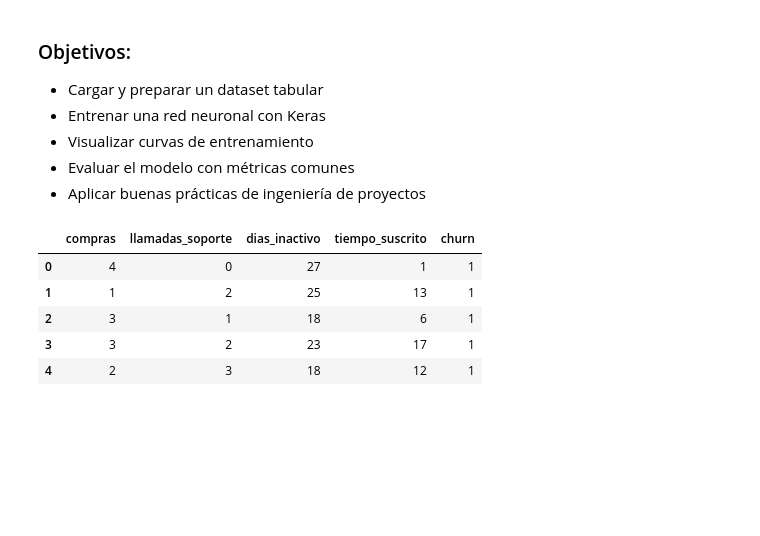
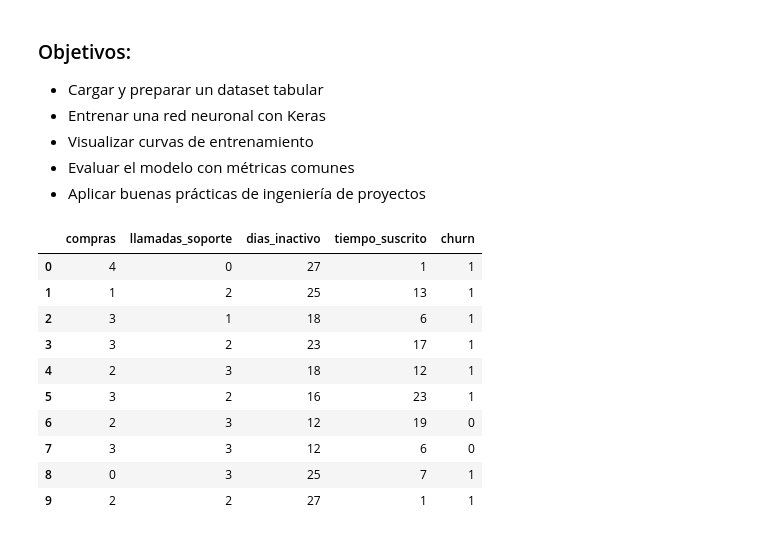
Before and after one commit to solivare/DeepNeuralNetworkUSS, a Jupyter notebook: Examples/ChurnNN/notebooks/main.ipynb, the cells around one changed output. Cells and saved outputs as stored; diff of their text form; code cells hidden in the pictures; blank space fills up the shorter version.

```diff
--- a/Examples/ChurnNN/notebooks/main.ipynb
+++ b/Examples/ChurnNN/notebooks/main.ipynb
@@ -16,14 +18,19 @@ from sklearn.preprocessing import StandardScaler
 # %%
 # 📁 2. Cargar y explorar el dataset
 df = pd.read_csv('../data/churn_dataset.csv')
-df.head()
+df.head(10)
 # %% [output]
 |  | compras | llamadas_soporte | dias_inactivo | tiempo_suscrito | churn |
 | 0 | 4 | 0 | 27 | 1 | 1 |
 | 1 | 1 | 2 | 25 | 13 | 1 |
 | 2 | 3 | 1 | 18 | 6 | 1 |
 | 3 | 3 | 2 | 23 | 17 | 1 |
 | 4 | 2 | 3 | 18 | 12 | 1 |
+| 5 | 3 | 2 | 16 | 23 | 1 |
+| 6 | 2 | 3 | 12 | 19 | 0 |
+| 7 | 3 | 3 | 12 | 6 | 0 |
+| 8 | 0 | 3 | 25 | 7 | 1 |
+| 9 | 2 | 2 | 27 | 1 | 1 |
 # %%
 # 🔍 3. Separar variables predictoras y variable objetivo
 X = df.drop("churn", axis=1)
```
Also changed, not shown: parts of 5 cells of this notebook, 4 other files.
